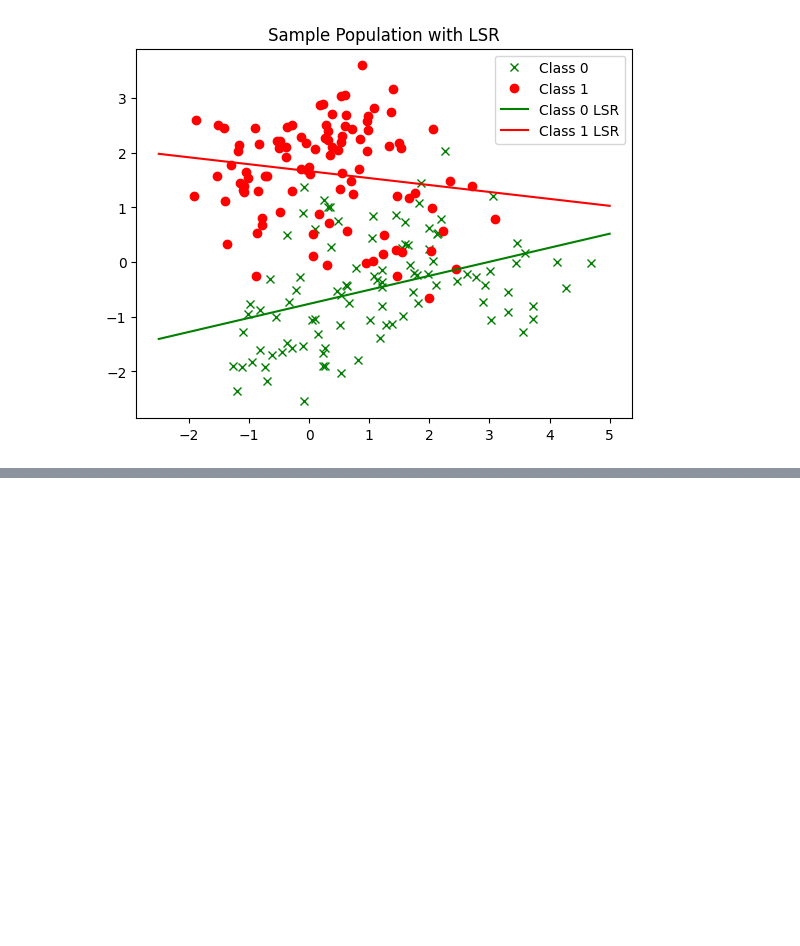
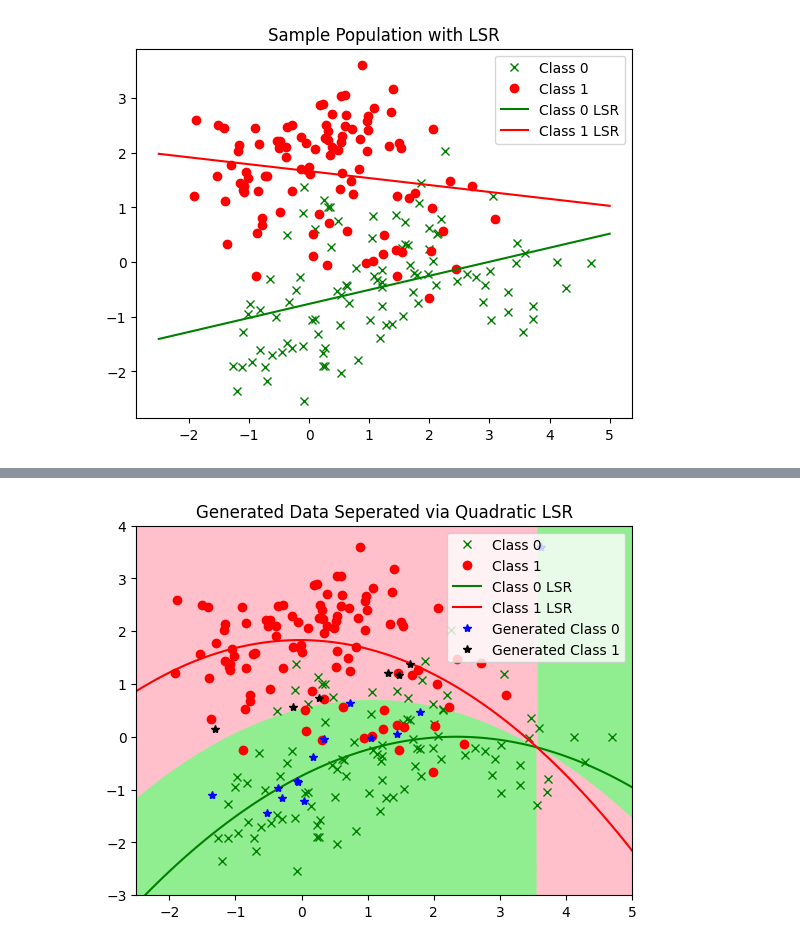
Before and after one commit to angelrodriguez0617/ECE-4850-Machine-Learning, a Jupyter notebook: project4/project4.ipynb, the cells around one changed output, grey strips where cells are left out. Saved outputs shown, nothing was run; the diff lists cells and outputs as text; code cells hidden in the pictures; blank space fills up the shorter version.

```diff
--- a/project4/project4.ipynb
+++ b/project4/project4.ipynb
@@ -100,0 +158,26 @@ plt.show()
+# %%
+# this should be the line directly inbetween each QLSR line
+y_divider = quad_least_squares_est(x_extended, (beta0+beta1)/2)
+# these are used to be the top and bottom to fill the area on each side of the dividing line
+fill_0_border = np.ones(x_extended.size)*(1000)*(y0_hat-y1_hat).T
+fill_1_border = np.ones(x_extended.size)*(-1000)*(y0_hat-y1_hat).T
+fig, ax = plt.subplots()
+# plot sample data
+ax.plot(x0, y0, 'gx', label='Class 0')
+ax.plot(x1, y1, 'ro', label='Class 1')
+# plot QLSR lines
+ax.plot(x_extended, y0_hat, 'g', label='Class 0 LSR')
+ax.plot(x_extended, y1_hat, 'r', label='Class 1 LSR')
+# plot generated data separated by class
+ax.plot(generated_class0x, generated_class0y, 'b*', label='Generated Class 0')
+ax.plot(generated_class1x, generated_class1y, '*', color='black', label='Generated Class 1')
+# show the areas that each class has dominion over
+ax.fill_between(x_extended, y_divider, fill_0_border, color='lightgreen')
+ax.fill_between(x_extended, y_divider, fill_1_border, color='pink')
+# zoom down to the parts we care about
+ax.set(xlim=(-2.5, 5), ylim=(-3, 4))
+ax.legend()
+plt.title("Generated Data Seperated via Quadratic LSR")
+plt.show()
+# %% [output]
+[figure, added]
```
Also changed, not shown: parts of 5 cells of this notebook.
